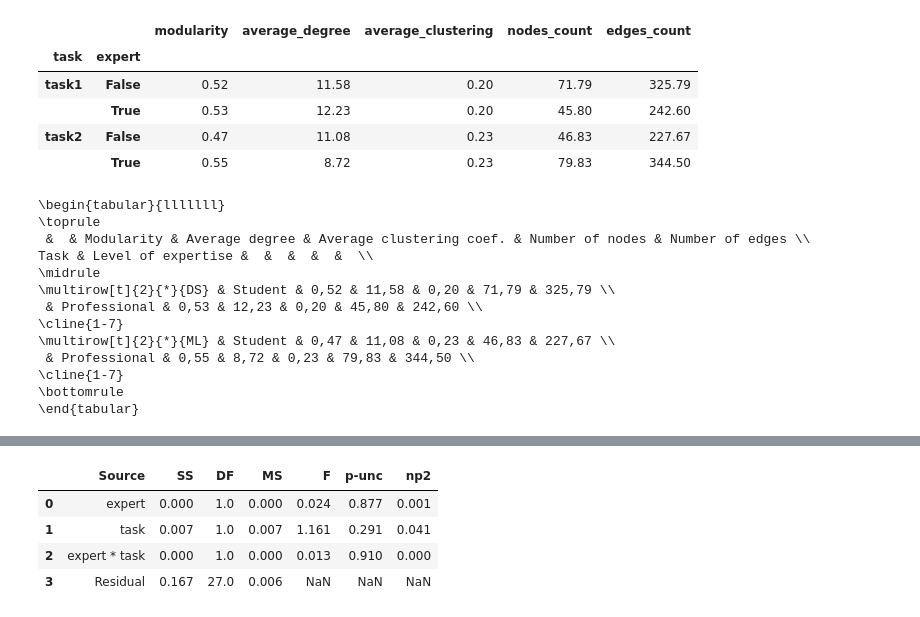
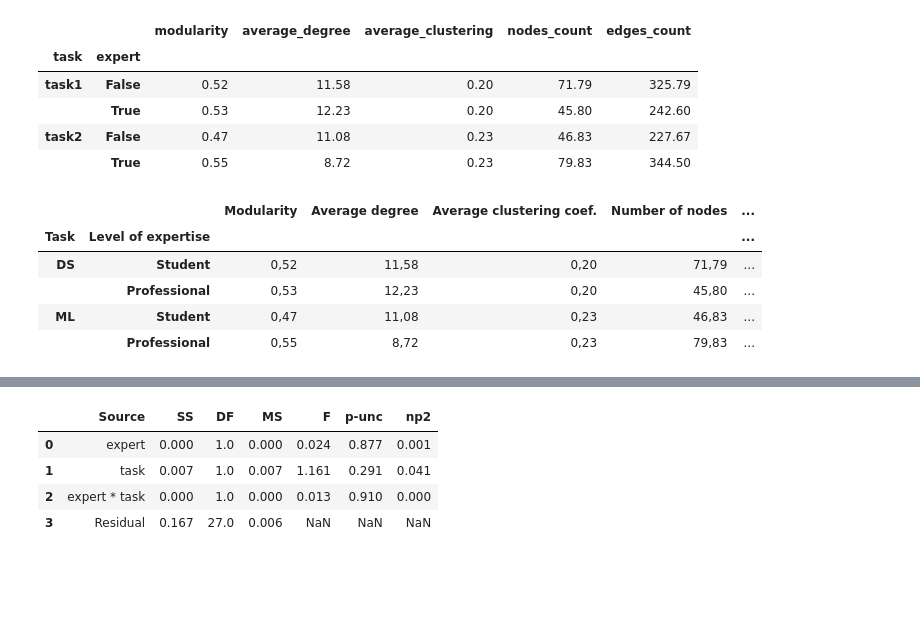
Before and after one commit to konstantgr/jupyter-logs-analysis, a Jupyter notebook: analysis/03-graph-analysis.ipynb, the cells around one changed output, grey strips where cells are left out. Saved outputs shown, nothing was run; the diff lists cells and outputs as text; code cells hidden in the pictures; blank space fills up the shorter version.

```diff
--- a/analysis/03-graph-analysis.ipynb
+++ b/analysis/03-graph-analysis.ipynb
@@ -113,25 +113,23 @@ graph_table
 # %%
 pretty_lang = {'task1': 'DS', 'task2': 'ML', np.NaN: 'All',
                False: 'Student', True: 'Professional'}
 
-new_names = ['Task','Level of expertise', 'Modularity', 'Average degree', 'Average clustering coef.']
-graph_table = graph_table.reset_index()
-graph_table.columns = new_names
-graph_table = graph_table.replace(pretty_lang).set_index(['Task', 'Level of expertise']).astype(float).map(lambda x: str.format("{:0_.2f}", x).replace('.', ',').replace('_', '.'))
-print(graph_table.to_latex(escape=True))
+new_names = [
+    'Task', 'Level of expertise', 'Modularity',
+    'Average degree', 'Average clustering coef.',
+    "Number of nodes", "Number of edges"
+]
+graph_table_prettify = graph_table.reset_index()
+graph_table_prettify.columns = new_names
+graph_table_prettify = graph_table_prettify.replace(pretty_lang) \
+    .set_index(['Task', 'Level of expertise']).astype(float) \
+    .map(lambda el: str.format("{:0_.2f}", el).replace('.', ',').replace('_', '.'))
 
-# print(graph_table.to_latex(escape=True, multirow=True))
+graph_table_prettify
 # %% [output]
-\begin{tabular}{lllllll}
-\toprule
- &  & Modularity & Average degree & Average clustering coef. & Number of nodes & Number of edges \\
-Task & Level of expertise &  &  &  &  &  \\
-\midrule
-\multirow[t]{2}{*}{DS} & Student & 0,52 & 11,58 & 0,20 & 71,79 & 325,79 \\
- & Professional & 0,53 & 12,23 & 0,20 & 45,80 & 242,60 \\
-\cline{1-7}
-\multirow[t]{2}{*}{ML} & Student & 0,47 & 11,08 & 0,23 & 46,83 & 227,67 \\
- & Professional & 0,55 & 8,72 & 0,23 & 79,83 & 344,50 \\
-\cline{1-7}
-\bottomrule
-\end{tabular}
+|  |  | Modularity | Average degree | Average clustering coef. | Number of nodes | ... |
+| Task | Level of expertise |  |  |  |  | ... |
+| DS | Student | 0,52 | 11,58 | 0,20 | 71,79 | ... |
+|  | Professional | 0,53 | 12,23 | 0,20 | 45,80 | ... |
+| ML | Student | 0,47 | 11,08 | 0,23 | 46,83 | ... |
+|  | Professional | 0,55 | 8,72 | 0,23 | 79,83 | ... |
```
Also changed, not shown: parts of 12 cells of this notebook, 7 other files.
